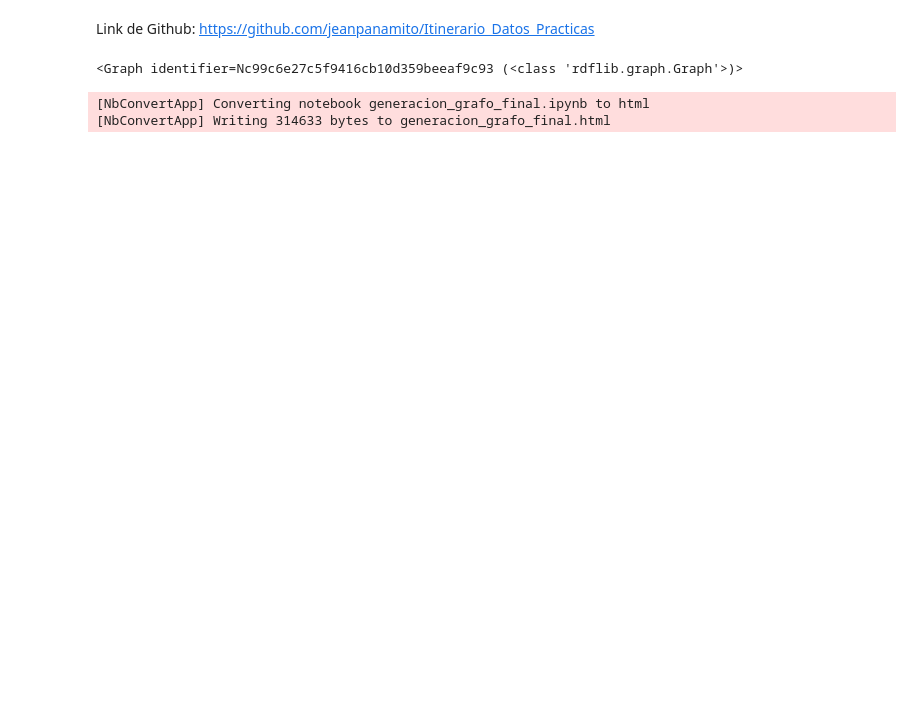
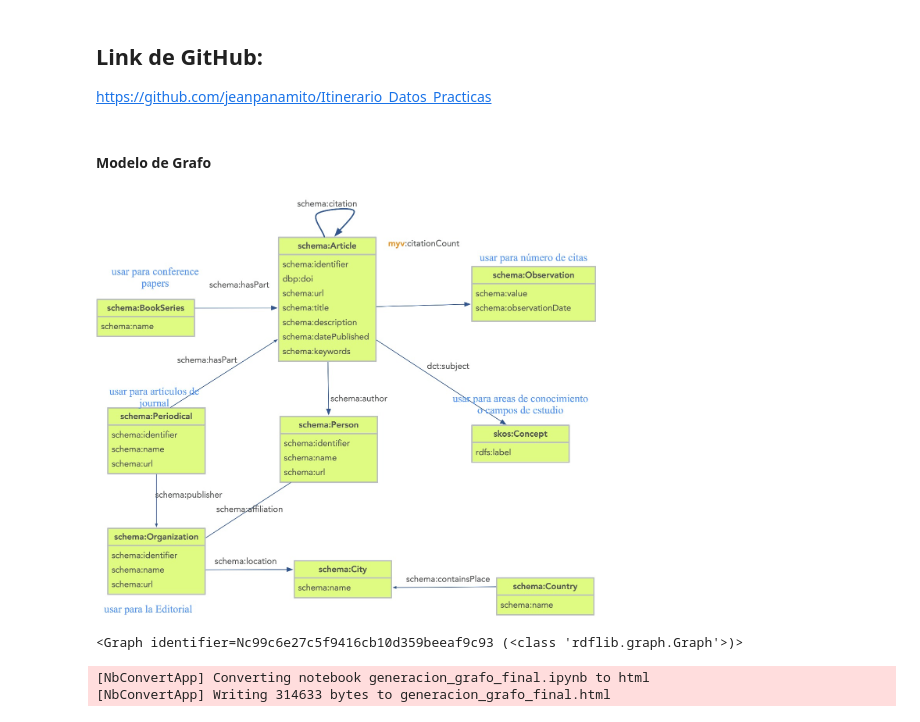
Before and after one commit to jeanpanamito/Itinerario_Datos_Practicas, a Jupyter notebook: presetancion/generacion_grafo_final.ipynb, the cells around one changed output. Saved outputs shown, nothing was run; the diff lists cells and outputs as text; code cells hidden in the pictures; blank space fills up the shorter version.

Commit message:
Actualizar notebook con modelo

```diff
--- a/presetancion/generacion_grafo_final.ipynb
+++ b/presetancion/generacion_grafo_final.ipynb
@@ -1,6 +1,19 @@
 # %% [markdown]
-Link de Github:
+## Link de GitHub:
 https://github.com/jeanpanamito/Itinerario_Datos_Practicas
+# %% [markdown]
+#### Modelo de Grafo
+# %%
+# Retrieve the model as the reference for transformation
+from IPython.display import Image
+
+# Specify the path to your image file
+image_path = '../Modelo.jpg'
+
+# Display the image
+Image(filename=image_path,width=500)
+# %% [output]
+[figure, added]
 # %%
 from rdflib import Graph, Namespace, URIRef, Literal
 from rdflib.namespace import RDF, RDFS, XSD, SKOS, DCTERMS
```
Also changed, not shown: 2 other files.
